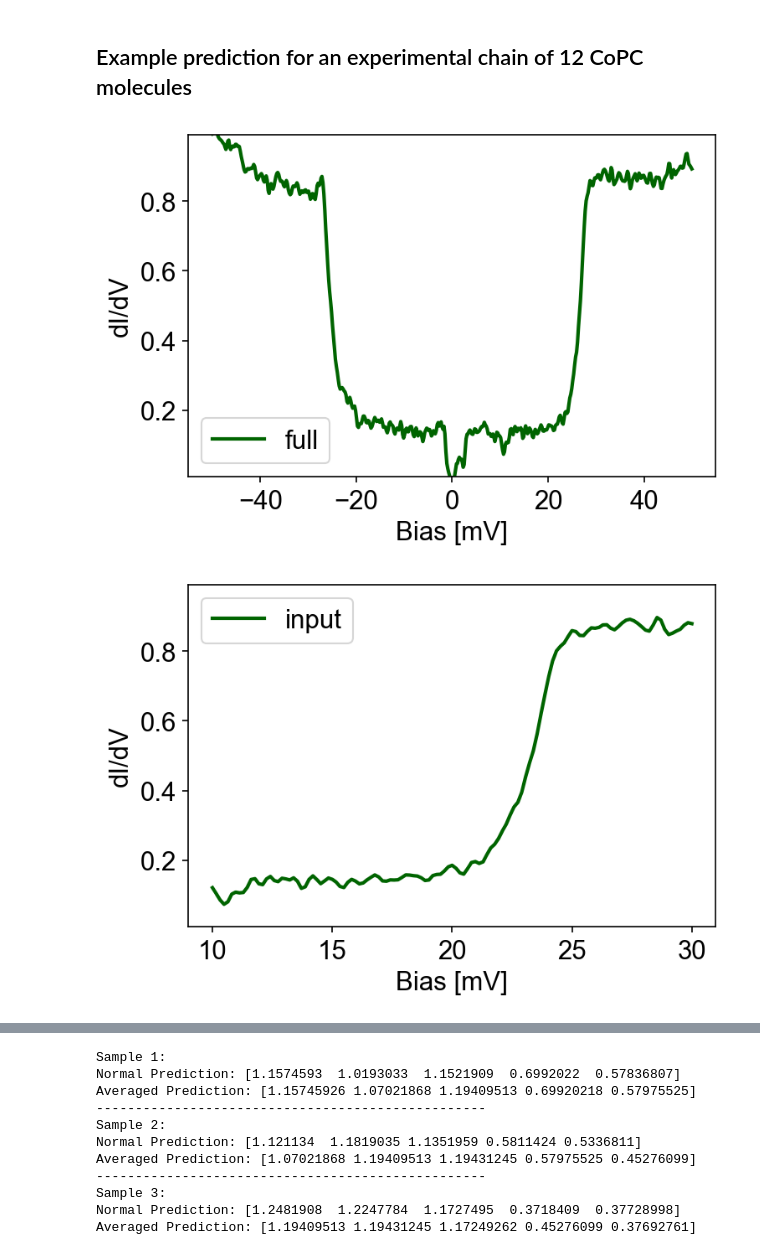
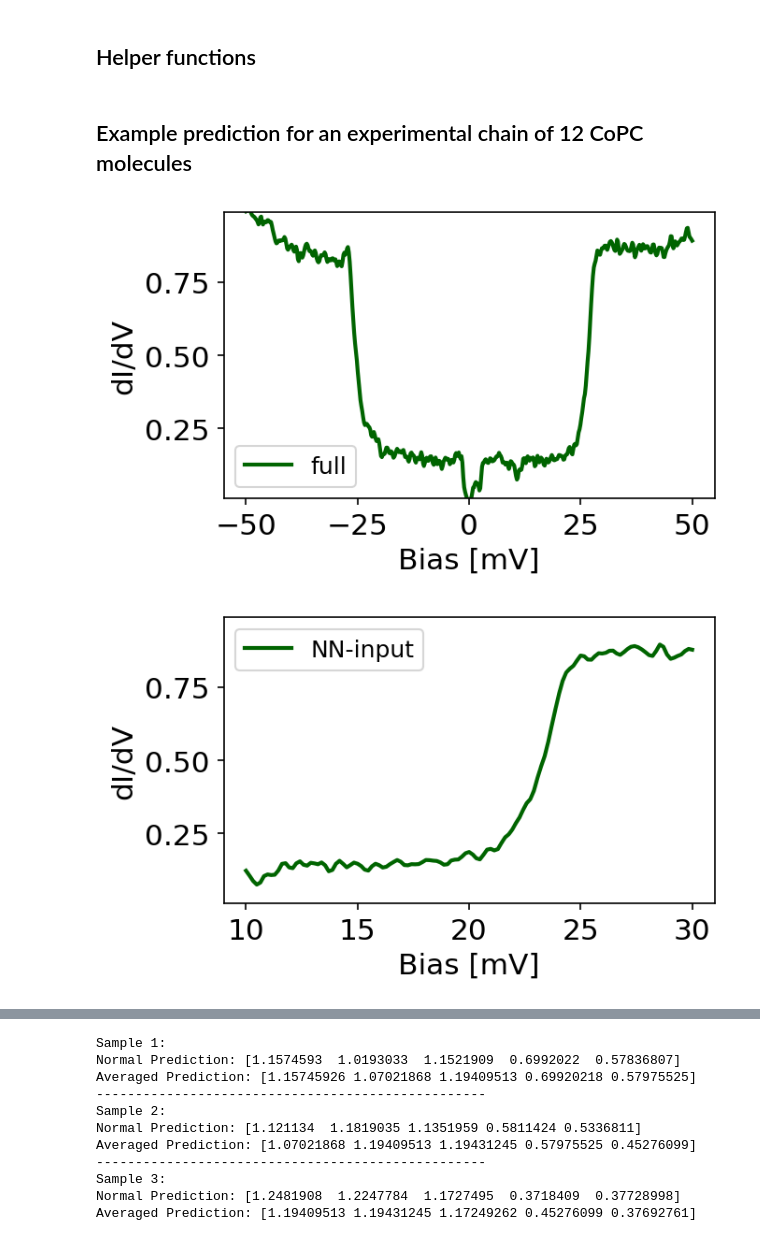
Before and after one commit to rouven-koch/ML_triplon_excitations, a Jupyter notebook: prediction_examples.ipynb, the cells around one changed output, grey strips where cells are left out. Drawn from its saved outputs; the diff is of its cells as text; code cells hidden in the pictures.

Commit message:
more edits and added data

```diff
--- a/prediction_examples.ipynb
+++ b/prediction_examples.ipynb
@@ -18,3 +19,22 @@ model_dIdV_exp = load_model("model_dIdV_exp.keras")
+# %%
+# load data
+# Load data
+file_path = 'data_exp/12_site_deconv.npy'
+n12_deconvolved = np.load(file_path).T
+
+# Define parameters
+num_sites = 12
+res = 125
+omega_values = np.linspace(10, 30, res)
+omega_values_full = np.linspace(-50, 50, 500)
+
+# Extract relevant data
+exp_chain = n12_deconvolved[:, 300:425].copy()
+
+# Construct exp_chain efficiently
+exp_chain = np.array([n12_deconvolved[i, 300:425] * 0.75 for i in range(num_sites)]).reshape(1, -1)
+# %% [markdown]
+## Helper functions
 # %%
 def averaged_predictions(length=12, n_data=1, res=125, data=exp_chain, model_ann=model_dIdV_exp):
     values_averaged = np.zeros((n_data, length * 2 - 1))
@@ -51,43 +71,29 @@ def averaged_predictions(length=12, n_data=1, res=125, data=exp_chain, model_ann
 # %% [markdown]
 ## Example prediction for an experimental chain of 12 CoPC molecules
 # %%
-
-# Load data
-file_path = 'C:/Users/rouvenkoch/OneDrive - Delft University of Technology/Desktop/Code/stmdeconvpy/examples/convolve_superconductor_by_step/12_site_deconv.npy'
-n12_deconvolved = np.load(file_path).T
-
-# Define parameters
-num_sites = 12
-res = 125
-omega_values = np.linspace(10, 30, res)
-omega_values_full = np.linspace(-50, 50, 500)
-
-# Extract relevant data
-exp_chain = n12_deconvolved[:, 300:425].copy()
-
 # Plot plot spectra
-fig, ax = plt.subplots(dpi=150, figsize=(6, 4))
+fig, ax = plt.subplots(dpi=150, figsize=(5, 3))
 fig.subplots_adjust(0.2, 0.2)
 plt.rcParams.update({'font.size': 15})
 # ax.plot(omega_values, n12_deconvolved[2, 300:425], label='post-processed', color='darkgreen', linewidth=2)
 ax.plot(omega_values_full, n12_deconvolved[2, 0:500], label='full', color='darkgreen', linewidth=2)
 ax.set_xlabel("Bias [mV]")
 ax.set_ylabel("dI/dV")
 ax.set_ylim(0.01, 0.99)
-ax.legend(fontsize=15)
+ax.legend(fontsize=12)
 plt.show()
 
 # Plot plot spectra
-fig, ax = plt.subplots(dpi=150, figsize=(6, 4))
+fig, ax = plt.subplots(dpi=150, figsize=(5, 3))
 fig.subplots_adjust(0.2, 0.2)
 plt.rcParams.update({'font.size': 15})
-ax.plot(omega_values, n12_deconvolved[2, 300:425], label='input', color='darkgreen', linewidth=2)
+ax.plot(omega_values, n12_deconvolved[2, 300:425], label='NN-input', color='darkgreen', linewidth=2)
 ax.set_xlabel("Bias [mV]")
 ax.set_ylabel("dI/dV")
 ax.set_ylim(0.01, 0.99)
-ax.legend(fontsize=15)
+ax.legend(fontsize=12)
 plt.show()
 # %% [output]
-[figure, old version]
+[figure, new version]
-[figure, old version]
+[figure, new version]
 # %%
```
Also changed, not shown: parts of 3 cells of this notebook, 5 other files.
